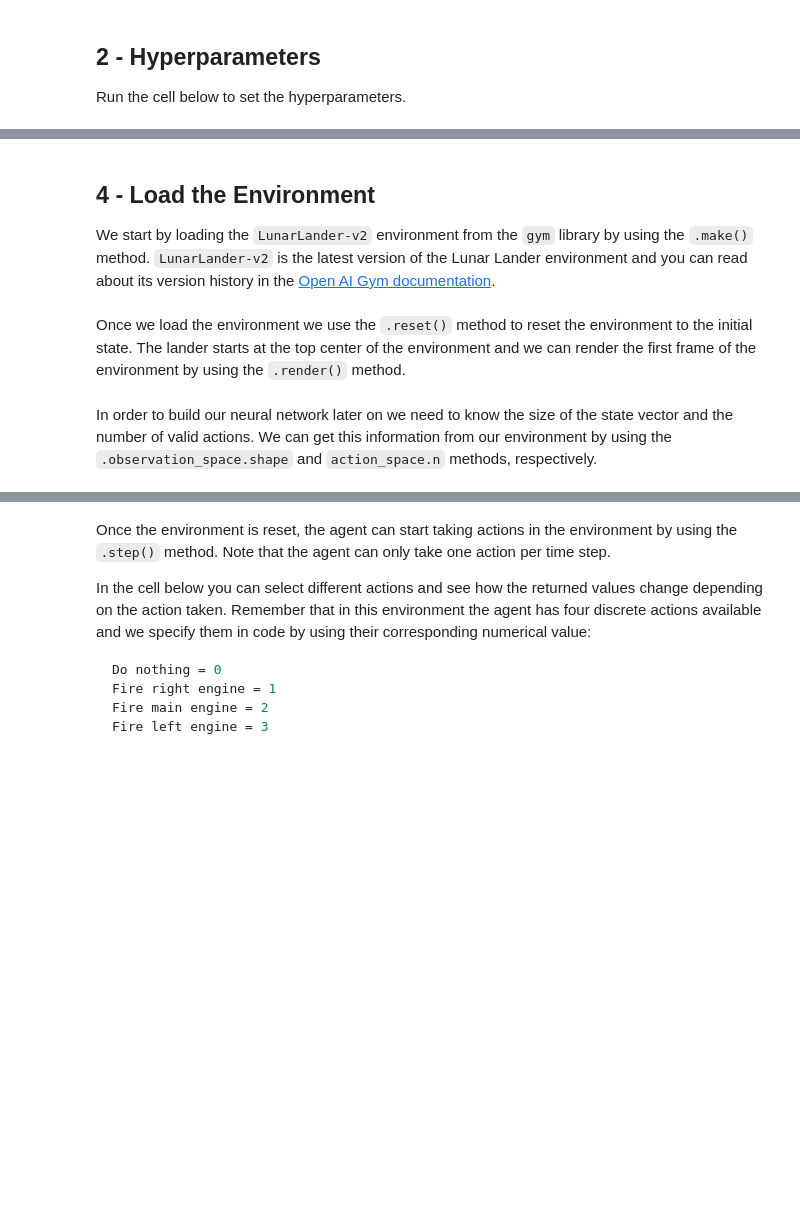
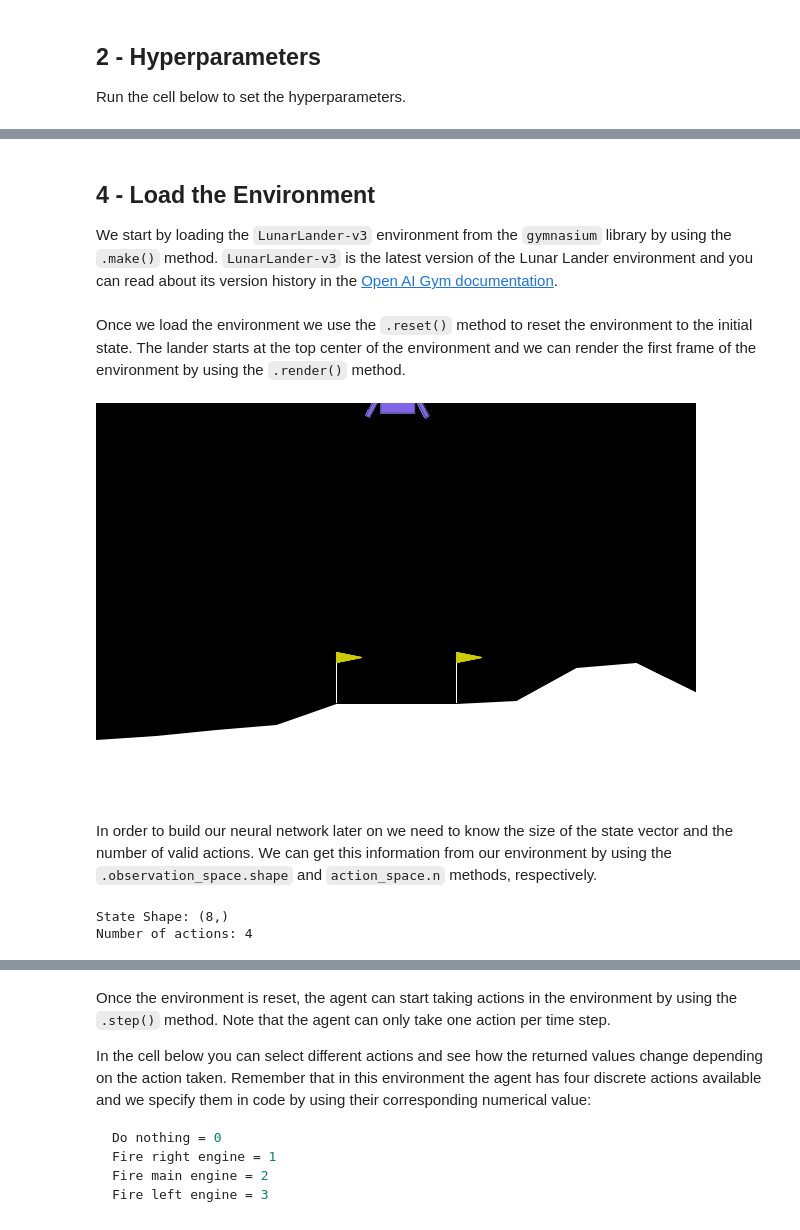
Before and after one commit to PavleSarenac/machine-learning-specialization, a Jupyter notebook: course_3/week_3/programming_assignments/C3_W3_A1_Assignment.ipynb, the cells around one changed output, grey strips where cells are left out. Cells and saved outputs as stored; diff of their text form; code cells hidden in the pictures; blank space fills up the shorter version.

```diff
--- a/course_3/week_3/programming_assignments/C3_W3_A1_Assignment.ipynb
+++ b/course_3/week_3/programming_assignments/C3_W3_A1_Assignment.ipynb
@@ -152,14 +150,16 @@ You can check out the [Open AI Gym documentation](https://www.gymlibrary.dev/env
 <a name="4"></a>
 ## 4 - Load the Environment
 
-We start by loading the `LunarLander-v2` environment from the `gym` library by using the `.make()` method. `LunarLander-v2` is the latest version of the Lunar Lander environment and you can read about its version history in the [Open AI Gym documentation](https://www.gymlibrary.dev/environments/box2d/lunar_lander/#version-history).
+We start by loading the `LunarLander-v3` environment from the `gymnasium` library by using the `.make()` method. `LunarLander-v3` is the latest version of the Lunar Lander environment and you can read about its version history in the [Open AI Gym documentation](https://www.gymlibrary.dev/environments/box2d/lunar_lander/#version-history).
 # %%
-env = gym.make('LunarLander-v2')
+env = gym.make('LunarLander-v3', render_mode='rgb_array')
 # %% [markdown]
 Once we load the environment we use the `.reset()` method to reset the environment to the initial state. The lander starts at the top center of the environment and we can render the first frame of the environment by using the `.render()` method.
 # %%
 env.reset()
-PIL.Image.fromarray(env.render(mode='rgb_array'))
+PIL.Image.fromarray(env.render())
+# %% [output]
+[figure, added]
 # %% [markdown]
 In order to build our neural network later on we need to know the size of the state vector and the number of valid actions. We can get this information from our environment by using the `.observation_space.shape` and `action_space.n` methods, respectively.
 # %%
@@ -168,6 +168,9 @@ num_actions = env.action_space.n
 
 print('State Shape:', state_size)
 print('Number of actions:', num_actions)
+# %% [output]
+State Shape: (8,)
+Number of actions: 4
 # %% [markdown]
 <a name="5"></a>
 ## 5 - Interacting with the Gym Environment
```
Also changed, not shown: parts of 10 cells of this notebook, 3 other files.
